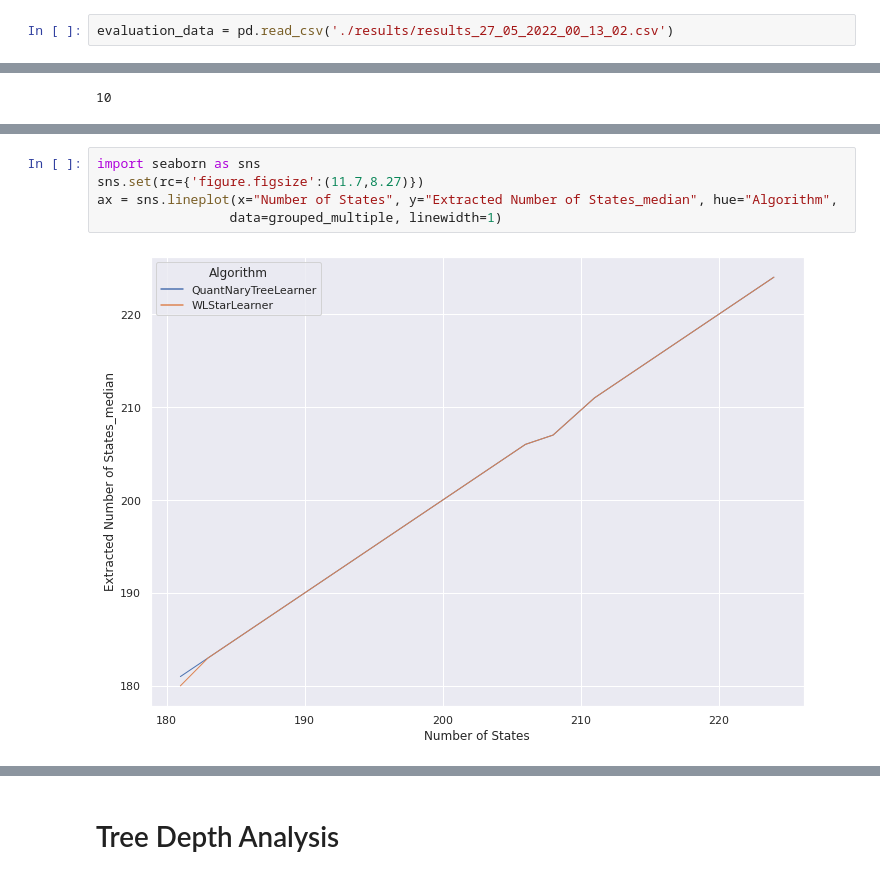
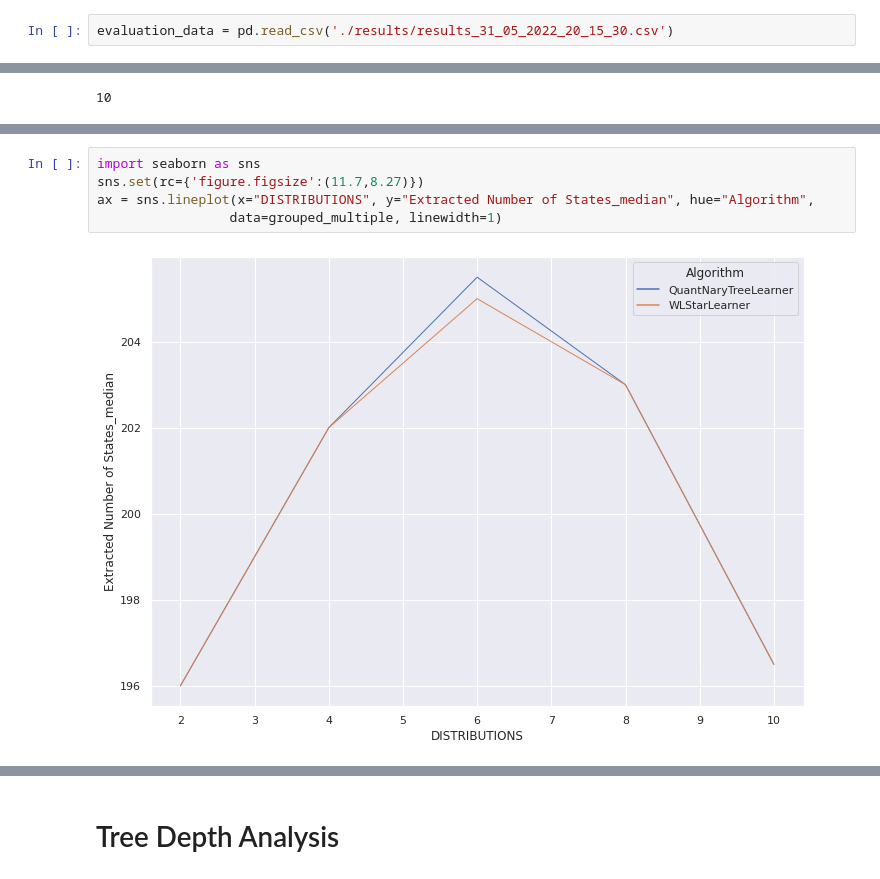
Before and after one commit to neuralchecker/pymodelextractor_towards_efficient_active_learning_of_PDFA_experiments, a Jupyter notebook: experiment_7/data_analysis.ipynb, the cells around one changed output, grey strips where cells are left out. Cells and saved outputs as stored; diff of their text form.

```diff
--- a/experiment_7/data_analysis.ipynb
+++ b/experiment_7/data_analysis.ipynb
@@ -6,7 +6,7 @@ import seaborn as sns
 # %% [markdown]
 # Data Loading
 # %%
-evaluation_data = pd.read_csv('./results/results_27_05_2022_00_13_02.csv')
+evaluation_data = pd.read_csv('./results/results_31_05_2022_20_15_30.csv')
 # %% [markdown]
 # Results Analysis
 # %%
@@ -84,10 +84,10 @@ Text(0, 0.5, 'Learning Time Median (s)')
 # %%
 import seaborn as sns
 sns.set(rc={'figure.figsize':(11.7,8.27)})
-ax = sns.lineplot(x="Number of States", y="Extracted Number of States_median", hue="Algorithm",
+ax = sns.lineplot(x="DISTRIBUTIONS", y="Extracted Number of States_median", hue="Algorithm",
                  data=grouped_multiple, linewidth=1)
 # %% [output]
-[figure, old version]
+[figure, new version]
 # %%
 times_QuaNT = np.array(grouped_multiple["Time(s)_median"][0:10])
 times_WLStar = np.array(grouped_multiple["Time(s)_median"][10:])
```
Also changed, not shown: parts of 7 cells of this notebook, 51 other files.
